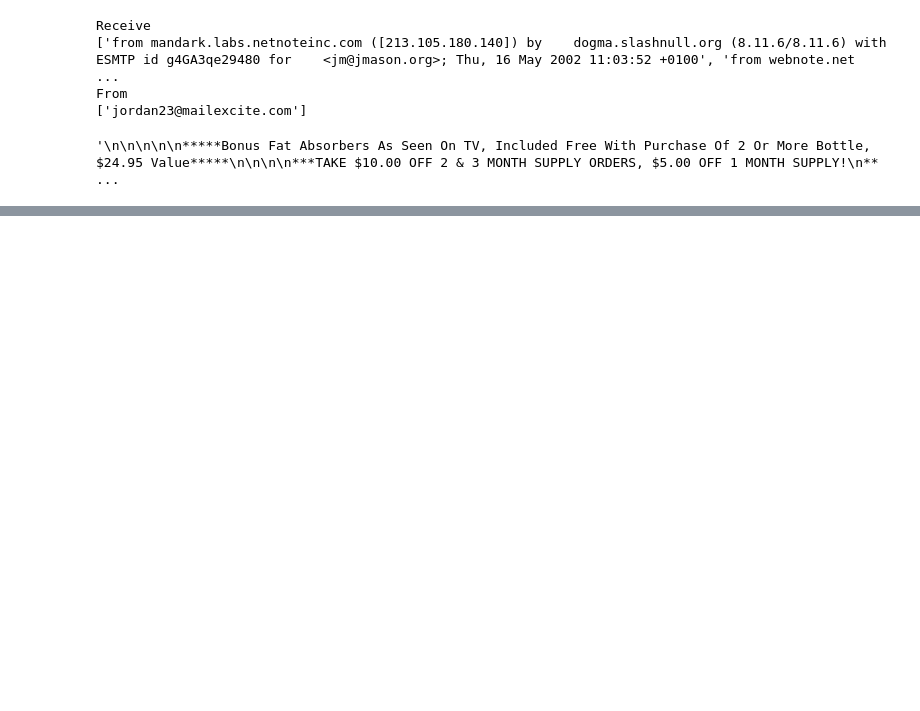
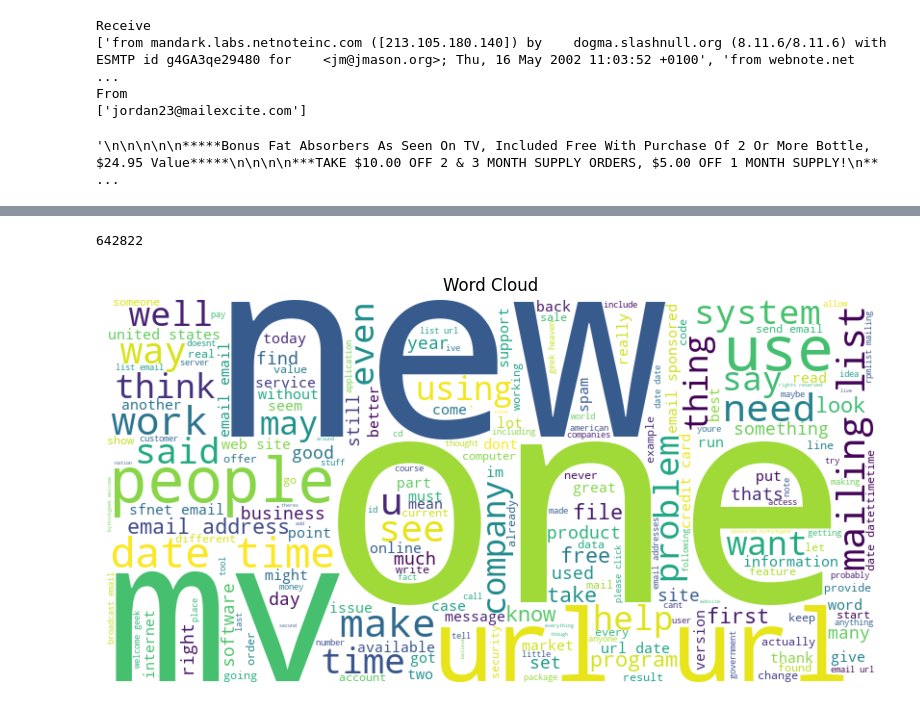
Before and after one commit to WilliamDelnington/EmailSpamDetection, a Jupyter notebook: SpamAssassinDatasetTests/SpamAssassinClassification.ipynb, the cells around one changed output, grey strips where cells are left out. Saved outputs shown, nothing was run; the diff lists cells and outputs as text; code cells hidden in the pictures; blank space fills up the shorter version.

```diff
--- a/SpamAssassinDatasetTests/SpamAssassinClassification.ipynb
+++ b/SpamAssassinDatasetTests/SpamAssassinClassification.ipynb
@@ -106,0 +193,8 @@ ImportError: C extension: pandas.compat._constants not built. If you want to imp
+# %%
+preprocession = partial(
+    preprocessing.preprocess_text,
+    remove_numbers=True
+)
+
+preprocessed_data = csv_file["Body"].apply(preprocession)
+preprocessed_data
@@ -106,0 +214,11 @@ ImportError: C extension: pandas.compat._constants not built. If you want to imp
+# %%
+import itertools
+
+combined = list(itertools.chain.from_iterable(preprocessed_data))
+len(combined)
+# %% [output]
+642822
+# %%
+preprocessing.visualize_wordcloud(combined)
+# %% [output]
+[figure, added]
```
Also changed, not shown: parts of 18 cells of this notebook, 10 other files.
